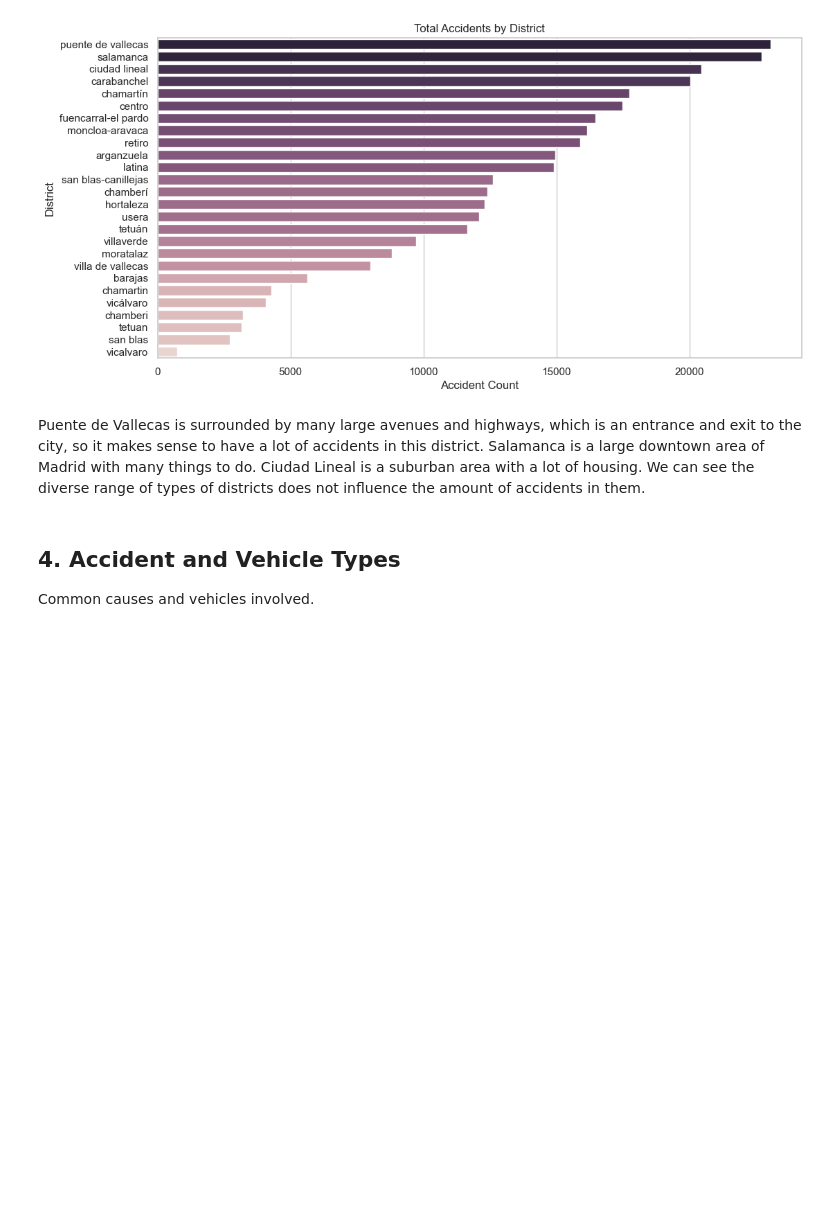
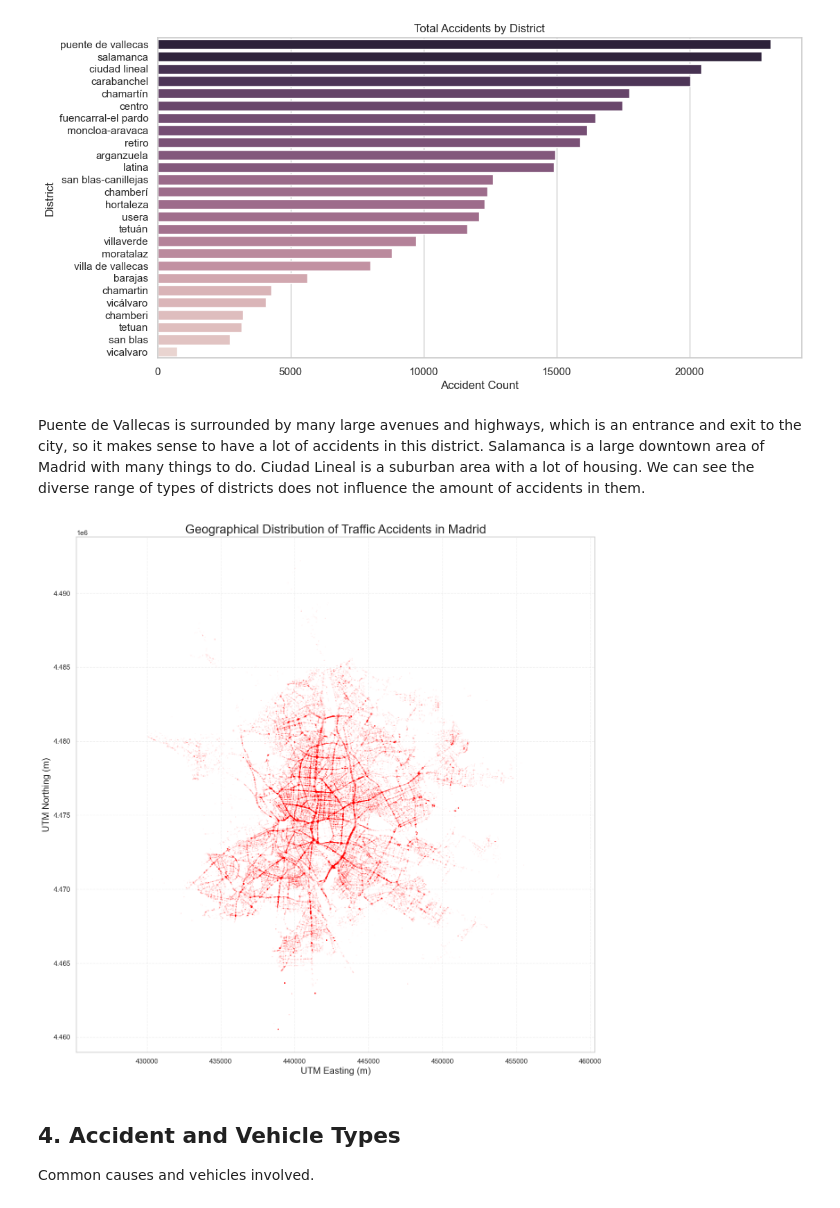
Before and after one commit to NadalBQ/Proyecto_iii, a Jupyter notebook: analysis/EDA/EDA_Accidentes_Madrid.ipynb, the cells around one changed output. Saved outputs shown, nothing was run; the diff lists cells and outputs as text; code cells hidden in the pictures; blank space fills up the shorter version.

```diff
--- a/analysis/EDA/EDA_Accidentes_Madrid.ipynb
+++ b/analysis/EDA/EDA_Accidentes_Madrid.ipynb
@@ -113,6 +113,31 @@ plt.show()
 [figure]
 # %% [markdown]
 Puente de Vallecas is surrounded by many large avenues and highways, which is an entrance and exit to the city, so it makes sense to have a lot of accidents in this district. Salamanca is a large downtown area of Madrid with many things to do. Ciudad Lineal is a suburban area with a lot of housing. We can see the diverse range of types of districts does not influence the amount of accidents in them.
+# %%
+# Filter for valid UTM coordinates in Madrid area
+# Madrid UTM Zone 30N coordinates are roughly:
+# X (Easting): 430,000 - 455,000
+# Y (Northing): 4,460,000 - 4,495,000
+mask = (df['coordenada_x_utm'] > 430000) & (df['coordenada_x_utm'] < 460000) & \
+       (df['coordenada_y_utm'] > 4460000) & (df['coordenada_y_utm'] < 4495000)
+df_map = df[mask].copy()
+
+
+plt.figure(figsize=(15, 15))
+plt.scatter(df_map['coordenada_x_utm'],
+            df_map['coordenada_y_utm'],
+            c='red',
+            s=0.1,
+            alpha=0.05,
+            label='Accident Location')
+
+plt.title('Geographical Distribution of Traffic Accidents in Madrid', fontsize=20)
+plt.xlabel('UTM Easting (m)', fontsize=15)
+plt.ylabel('UTM Northing (m)', fontsize=15)
+plt.axis('equal')
+plt.grid(True, linestyle='--', alpha=0.3)
+# %% [output]
+[figure, added]
 # %% [markdown]
 ## 4. Accident and Vehicle Types
 Common causes and vehicles involved.
```
